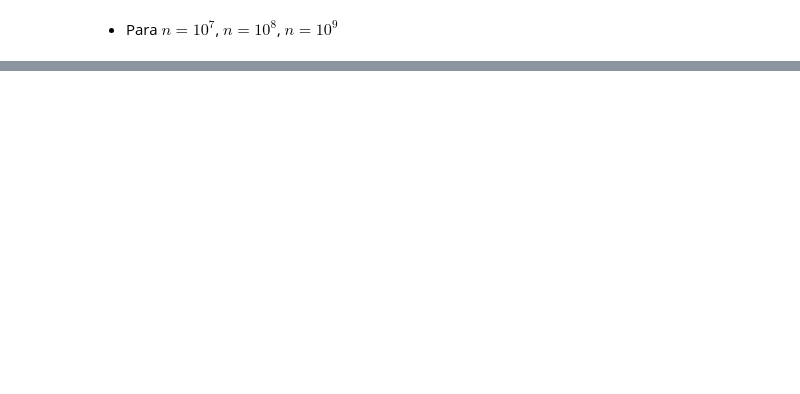
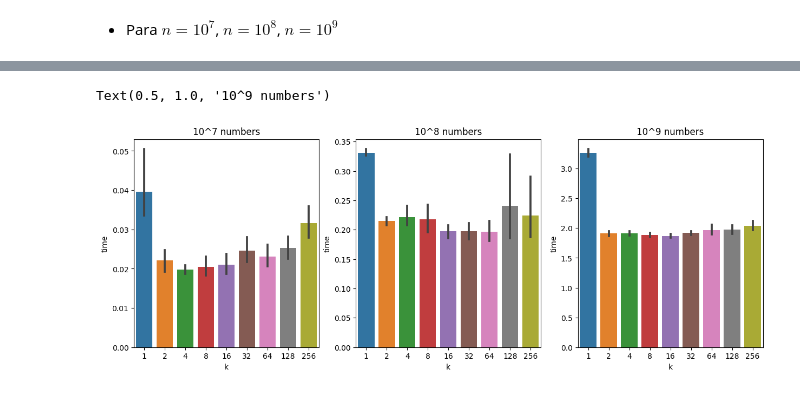
Before and after one commit to MariaLuizaCw/distributed-systems, a Jupyter notebook: TP2/analysis.ipynb, the cells around one changed output, grey strips where cells are left out. Saved outputs shown, nothing was run; the diff lists cells and outputs as text; code cells hidden in the pictures; blank space fills up the shorter version.

Commit message:
upgrade number os processords

```diff
--- a/TP2/analysis.ipynb
+++ b/TP2/analysis.ipynb
@@ -48,0 +55,3 @@ Adding 10^9 with 256 threads
+# %%
+spin_lock_df = pd.read_csv('results/spin_lock_test2.csv')
+spin_lock_df.head()
@@ -48,0 +65,18 @@ Adding 10^9 with 256 threads
+# %%
+fig, axes = plt.subplots(1, 3, figsize=(15, 5))
+
+# 10^7
+sns.barplot(ax=axes[0], data=spin_lock_df[spin_lock_df['n'] == '10^7'], x='k', y='time')
+axes[0].set_title('10^7 numbers')
+
+
+# 10^8
+sns.barplot(ax=axes[1], data=spin_lock_df[spin_lock_df['n'] == '10^8'], x='k', y='time')
+axes[1].set_title('10^8 numbers')
+
+# 10^9
+sns.barplot(ax=axes[2], data=spin_lock_df[spin_lock_df['n'] == '10^9'], x='k', y='time')
+axes[2].set_title('10^9 numbers')
+# %% [output]
+Text(0.5, 1.0, '10^9 numbers')
+[figure, added]
```
Also changed, not shown: parts of 6 cells of this notebook, 5 other files.
